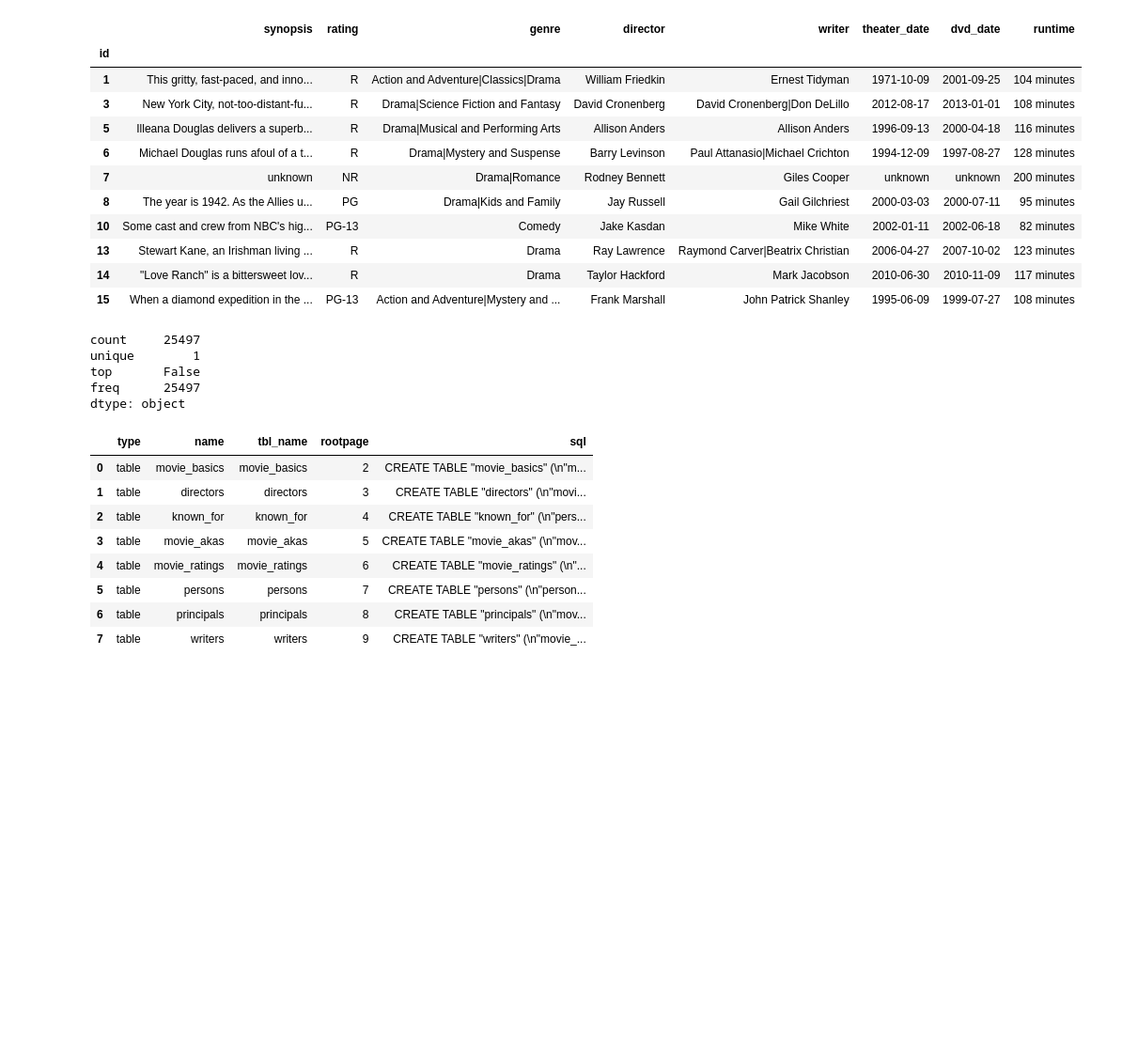
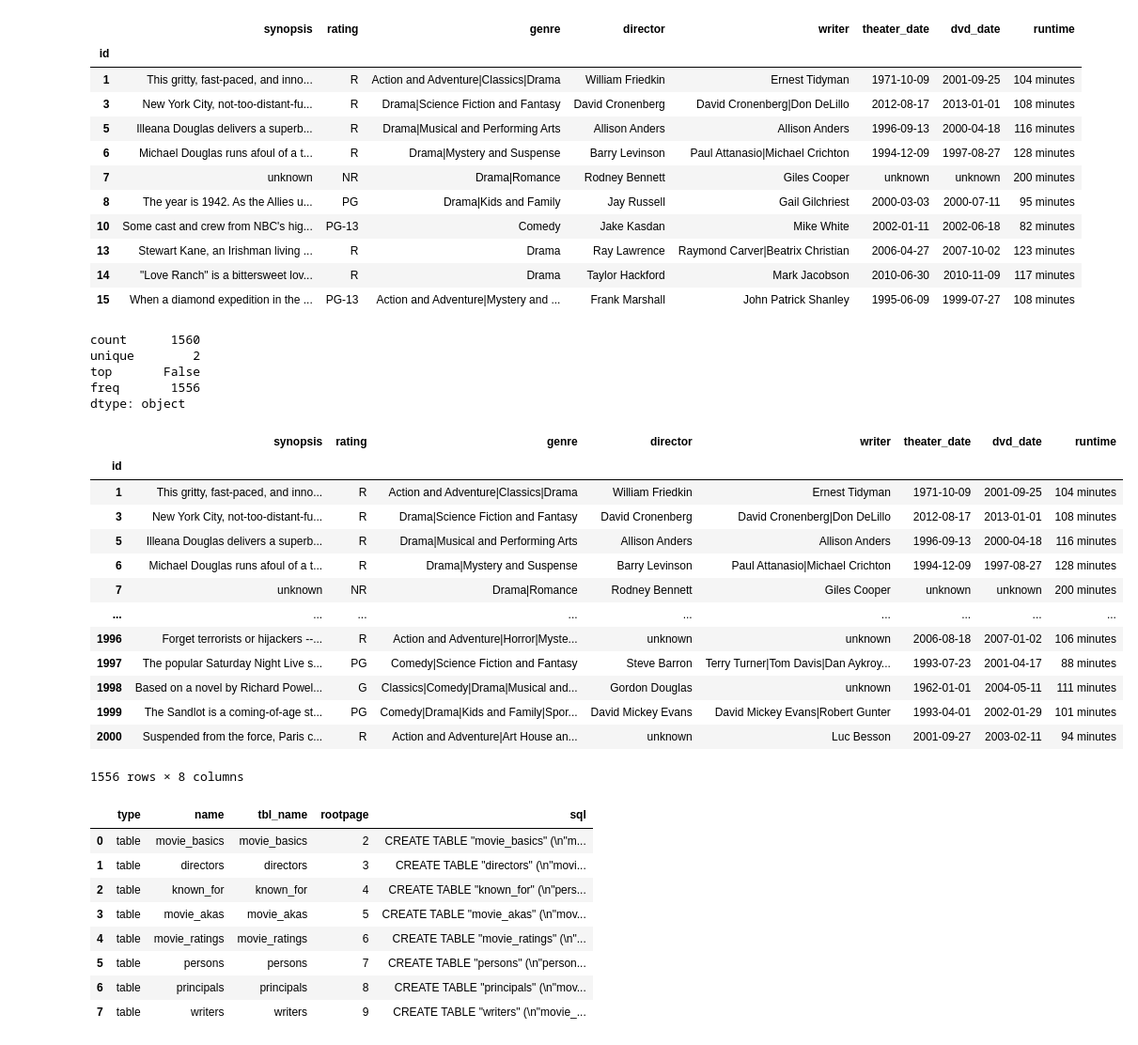
Before and after one commit to Sammy-751/Phase-2-Project, a Jupyter notebook: index.ipynb, the cells around one changed output. Shown: that part at 94% size. Cells and saved outputs as stored; diff of their text form; code cells hidden in the pictures; blank space fills up the shorter version.

```diff
--- a/index.ipynb
+++ b/index.ipynb
@@ -383,13 +418,30 @@ df5.head(10)
 | 14 | "Love Ranch" is a bittersweet lov... | R | Drama | Taylor Hackford | Mark Jacobson | 2010-06-30 | 2010-11-09 | 117 minutes |
 | 15 | When a diamond expedition in the ... | PG-13 | Action and Adventure|Mystery and ... | Frank Marshall | John Patrick Shanley | 1995-06-09 | 1999-07-27 | 108 minutes |
 # %%
-df2.duplicated().describe()
+df5.duplicated().describe()
 # %% [output]
-count     25497
-unique        1
+count      1560
+unique        2
 top       False
-freq      25497
+freq       1556
 dtype: object
+# %%
+df5.drop_duplicates()
+# %% [output]
+|  | synopsis | rating | genre | director | writer | theater_date | dvd_date | runtime |
+| id |  |  |  |  |  |  |  |  |
+| 1 | This gritty, fast-paced, and inno... | R | Action and Adventure|Classics|Drama | William Friedkin | Ernest Tidyman | 1971-10-09 | 2001-09-25 | 104 minutes |
+| 3 | New York City, not-too-distant-fu... | R | Drama|Science Fiction and Fantasy | David Cronenberg | David Cronenberg|Don DeLillo | 2012-08-17 | 2013-01-01 | 108 minutes |
+| 5 | Illeana Douglas delivers a superb... | R | Drama|Musical and Performing Arts | Allison Anders | Allison Anders | 1996-09-13 | 2000-04-18 | 116 minutes |
+| 6 | Michael Douglas runs afoul of a t... | R | Drama|Mystery and Suspense | Barry Levinson | Paul Attanasio|Michael Crichton | 1994-12-09 | 1997-08-27 | 128 minutes |
+| 7 | unknown | NR | Drama|Romance | Rodney Bennett | Giles Cooper | unknown | unknown | 200 minutes |
+| ... | ... | ... | ... | ... | ... | ... | ... | ... |
+| 1996 | Forget terrorists or hijackers --... | R | Action and Adventure|Horror|Myste... | unknown | unknown | 2006-08-18 | 2007-01-02 | 106 minutes |
+| 1997 | The popular Saturday Night Live s... | PG | Comedy|Science Fiction and Fantasy | Steve Barron | Terry Turner|Tom Davis|Dan Aykroy... | 1993-07-23 | 2001-04-17 | 88 minutes |
+| 1998 | Based on a novel by Richard Powel... | G | Classics|Comedy|Drama|Musical and... | Gordon Douglas | unknown | 1962-01-01 | 2004-05-11 | 111 minutes |
+| 1999 | The Sandlot is a coming-of-age st... | PG | Comedy|Drama|Kids and Family|Spor... | David Mickey Evans | David Mickey Evans|Robert Gunter | 1993-04-01 | 2002-01-29 | 101 minutes |
+| 2000 | Suspended from the force, Paris c... | R | Action and Adventure|Art House an... | unknown | Luc Besson | 2001-09-27 | 2003-02-11 | 94 minutes |
+1556 rows × 8 columns
 # %%
 import sqlite3
 import pandas as pd
```
Also changed, not shown: parts of 71 cells of this notebook, 1 other file.
